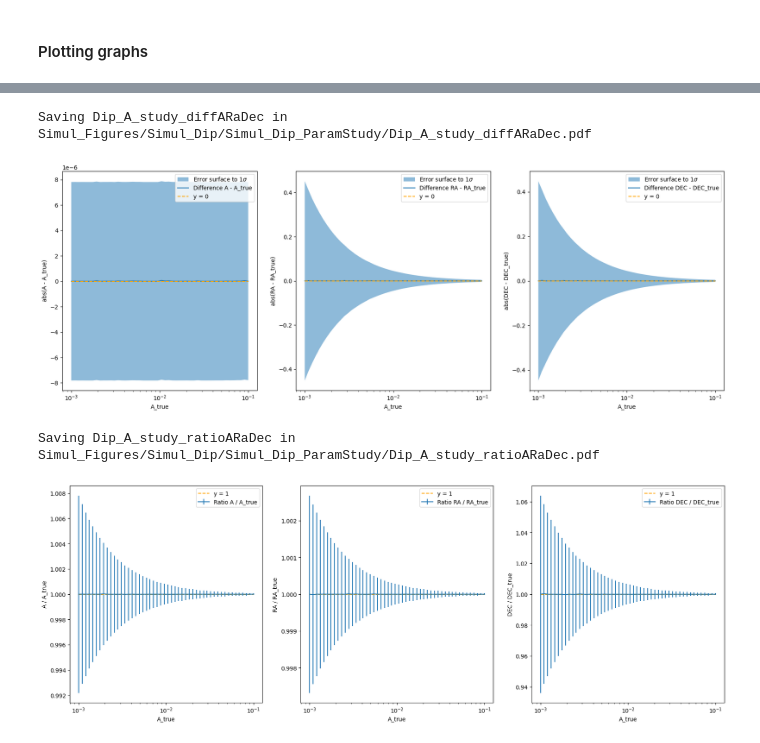
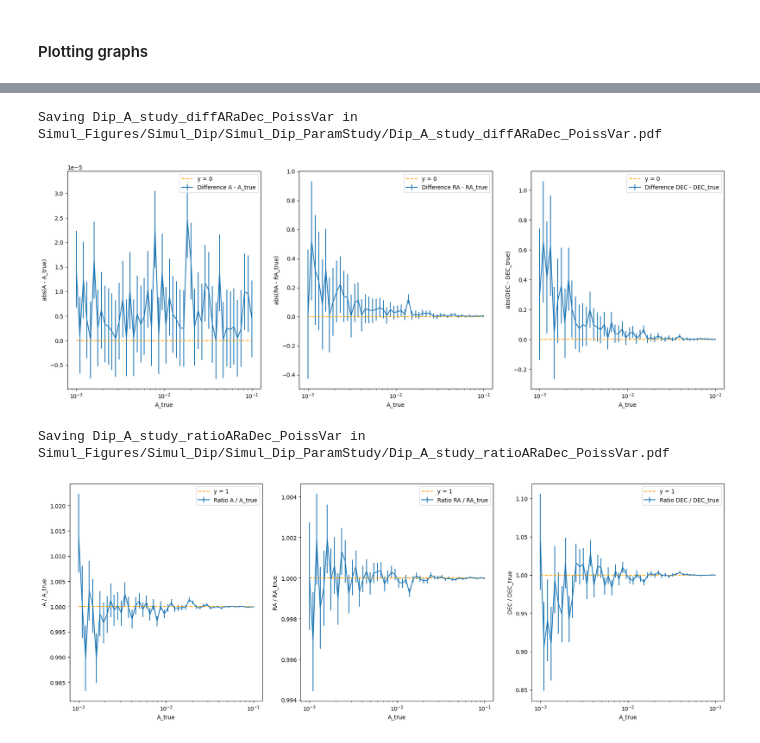
Before and after one commit to johannct/M2_Stage_Code, a Jupyter notebook: Simulation/A_Study.ipynb, the cells around one changed output, grey strips where cells are left out. Drawn from its saved outputs; the diff is of its cells as text; code cells hidden in the pictures.

```diff
--- a/Simulation/A_Study.ipynb
+++ b/Simulation/A_Study.ipynb
@@ -99,5 +93,0 @@ Saving Dip_A_study_diff in Simul_Figures/Simul_Dip/Simul_Dip_ParamStudy/Dip_A_st
-# %%
-compareFit_val(dfMinuit_filtered, "A", "ra", ylabel="RA", nsigma=1)
-
-sufix = "Dip_A_study_valRA"
-get_savefig(plt, output_path, sufix)
@@ -107,5 +93,0 @@ Saving Dip_A_study_valRA in Simul_Figures/Simul_Dip/Simul_Dip_ParamStudy/Dip_A_s
-# %%
-compareFit_diff(dfMinuit_filtered, "A", "ra", ylegend="RA", nsigma=1)
-
-sufix = "Dip_A_study_diffRA"
-get_savefig(plt, output_path, sufix)
@@ -115,5 +93,0 @@ Saving Dip_A_study_diffRA in Simul_Figures/Simul_Dip/Simul_Dip_ParamStudy/Dip_A_
-# %%
-compareFit_val(dfMinuit_filtered, "A", "dec", ylabel="DEC", nsigma=1)
-
-sufix = "Dip_A_study_valDEC"
-get_savefig(plt, output_path, sufix)
@@ -123,5 +93,0 @@ Saving Dip_A_study_valDEC in Simul_Figures/Simul_Dip/Simul_Dip_ParamStudy/Dip_A_
-# %%
-compareFit_diff(dfMinuit_filtered, "A", "dec", ylegend="DEC", nsigma=1)
-
-sufix = "Dip_A_study_diffDEC"
-get_savefig(plt, output_path, sufix)
@@ -131,14 +94,14 @@ Saving Dip_A_study_diffDEC in Simul_Figures/Simul_Dip/Simul_Dip_ParamStudy/Dip_A
 # %%
 fig, ax = plt.subplots(1, 3, figsize=(3*7,7))
-compareFit_diff(dfMinuit_filtered, "A", "A", nsigma=1, figax=(fig, ax[0]))
-compareFit_diff(dfMinuit_filtered, "A", "ra", ylegend="RA", nsigma=1, figax=(fig, ax[1]))
-compareFit_diff(dfMinuit_filtered, "A", "dec", ylegend="DEC", nsigma=1, figax=(fig, ax[2]))
+compareFit_diff(dfMinuit_filtered, "A", "A", nsigma=1, figax=(fig, ax[0]), surface=False)
+compareFit_diff(dfMinuit_filtered, "A", "ra", ylegend="RA", nsigma=1, figax=(fig, ax[1]), surface=False)
+compareFit_diff(dfMinuit_filtered, "A", "dec", ylegend="DEC", nsigma=1, figax=(fig, ax[2]), surface=False)
 
 sufix = "Dip_A_study_diffARaDec"
-get_savefig(plt, output_path, sufix)
+get_savefig(plt, output_path, sufix + poissSuffix)
 # %% [output]
-Saving Dip_A_study_diffARaDec in Simul_Figures/Simul_Dip/Simul_Dip_ParamStudy/Dip_A_study_diffARaDec.pdf
+Saving Dip_A_study_diffARaDec_PoissVar in Simul_Figures/Simul_Dip/Simul_Dip_ParamStudy/Dip_A_study_diffARaDec_PoissVar.pdf
-[figure, old version]
+[figure, new version]
 # %%
 fig, ax = plt.subplots(1, 3, figsize=(3*7,7))
 compareFit_ratio(dfMinuit_filtered, "A", "A", nsigma=1, figax=(fig, ax[0]), surface=False)
@@ -146,7 +109,7 @@ compareFit_ratio(dfMinuit_filtered, "A", "ra", ylegend="RA", nsigma=1, figax=(fi
 compareFit_ratio(dfMinuit_filtered, "A", "dec", ylegend="DEC", nsigma=1, figax=(fig, ax[2]), surface=False)
 
 sufix = "Dip_A_study_ratioARaDec"
-get_savefig(plt, output_path, sufix)
+get_savefig(plt, output_path, sufix + poissSuffix)
 # %% [output]
-Saving Dip_A_study_ratioARaDec in Simul_Figures/Simul_Dip/Simul_Dip_ParamStudy/Dip_A_study_ratioARaDec.pdf
+Saving Dip_A_study_ratioARaDec_PoissVar in Simul_Figures/Simul_Dip/Simul_Dip_ParamStudy/Dip_A_study_ratioARaDec_PoissVar.pdf
-[figure, old version]
+[figure, new version]
```
Also changed, not shown: parts of 10 cells of this notebook, 8 other files.
